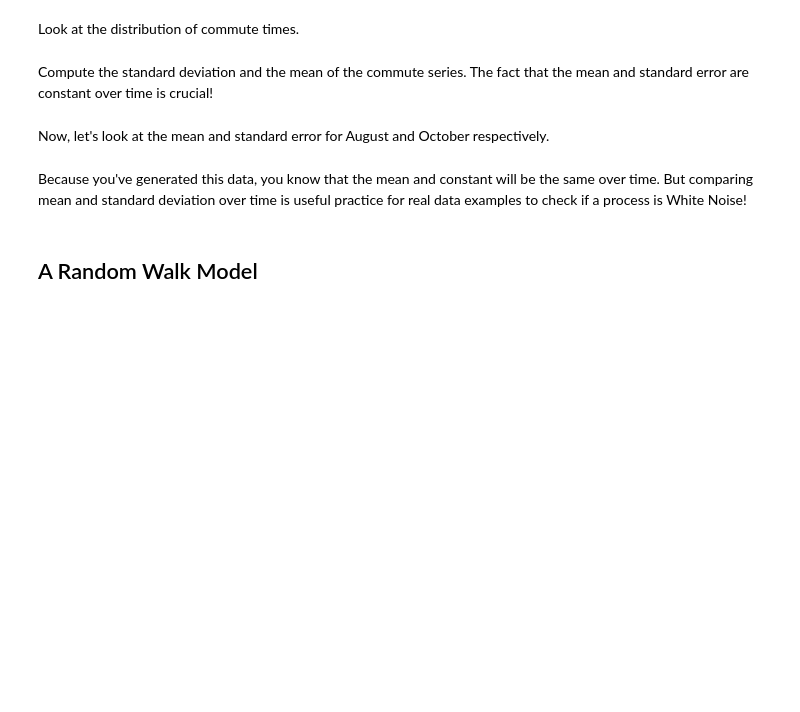
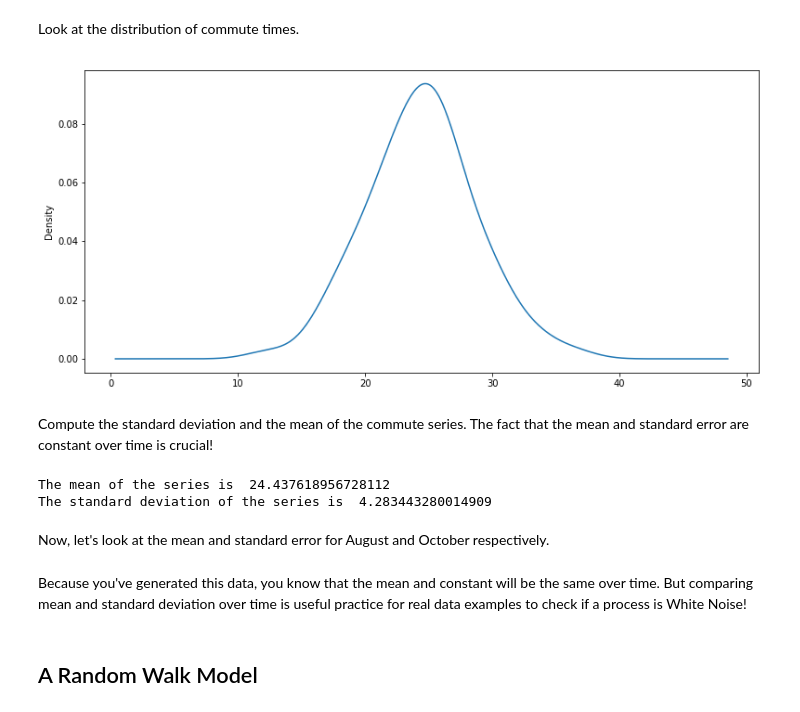
Before and after one commit to MissAle17/dsc-3-26-03-basic-time-series-models-lab-online-ds-sp-000, a Jupyter notebook: index.ipynb, the cells around one changed output. Saved outputs shown, nothing was run; the diff lists cells and outputs as text; code cells hidden in the pictures; blank space fills up the shorter version.

```diff
--- a/index.ipynb
+++ b/index.ipynb
@@ -77,5 +83,9 @@ Print Nina's shortest and longest commute.
 Look at the distribution of commute times.
 # %%
 # your code here
+commute_series.plot(kind='kde', figsize = (13,6))
+plt.show()
+# %% [output]
+[figure, added]
 # %% [markdown]
 Compute the standard deviation and the mean of the commute series. The fact that the mean and standard error are constant over time is crucial!
@@ -84,3 +92,10 @@ Compute the standard deviation and the mean of the commute series. The fact that
+# %%
+# your code here
+print('The mean of the series is ', commute_series.mean())
+print('The standard deviation of the series is ', commute_series.std())
+# %% [output]
+The mean of the series is  24.437618956728112
+The standard deviation of the series is  4.283443280014909
 # %%
 # your code here
 # %% [markdown]
```
Also changed, not shown: parts of 4 cells of this notebook.
